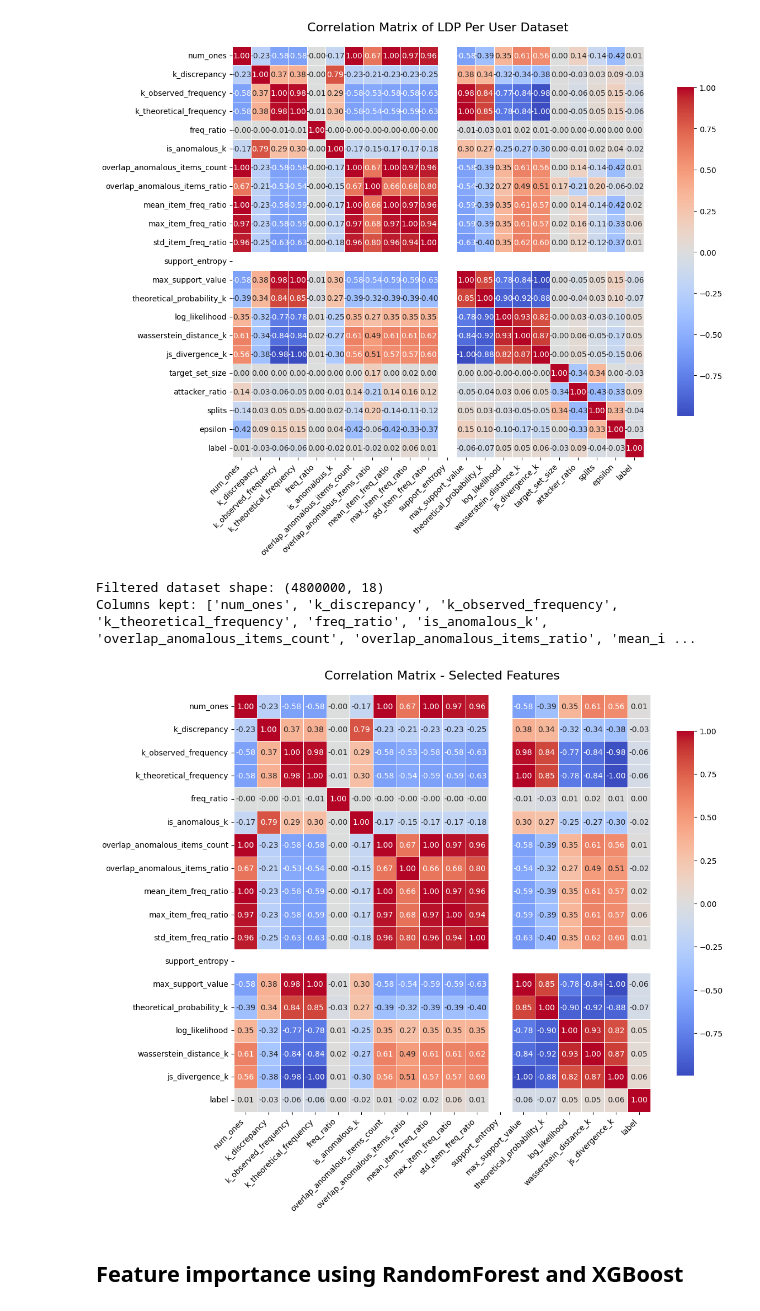
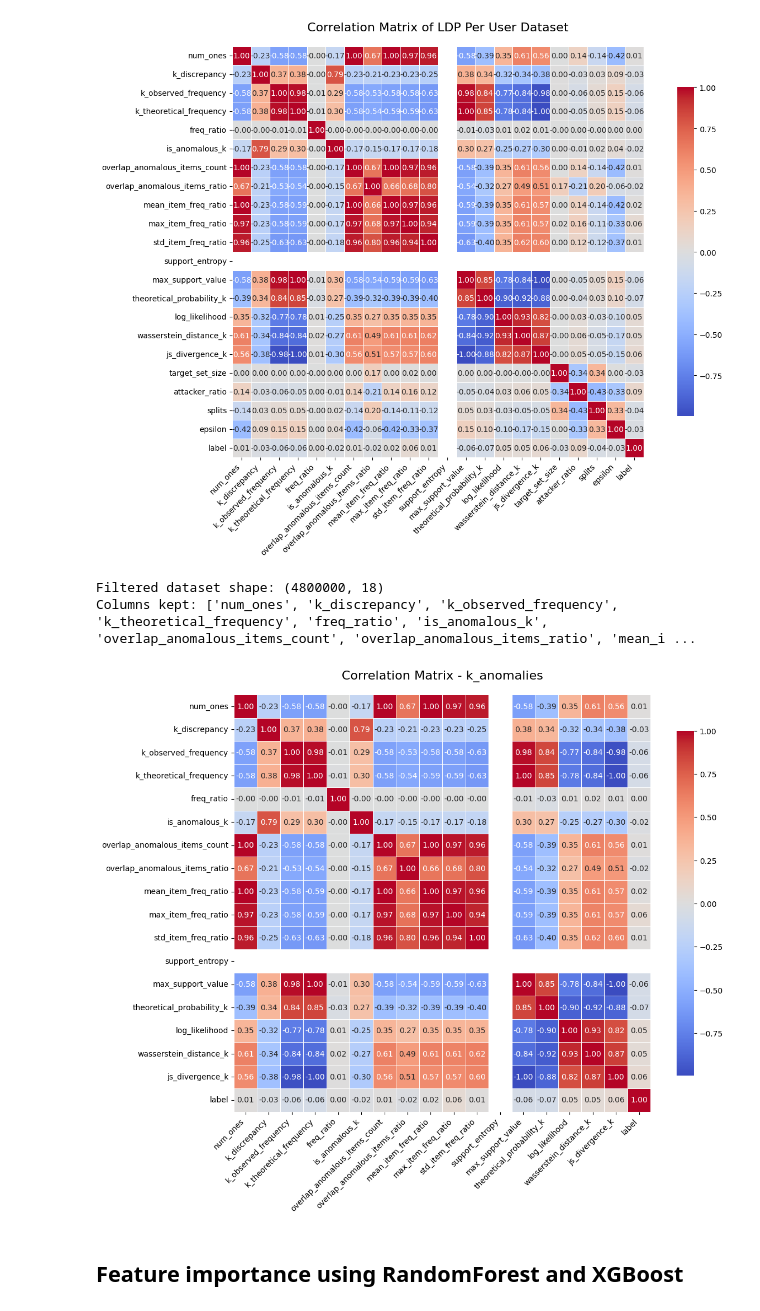
Before and after one commit to SampadSikder/DP-Protocols, a Jupyter notebook: UserLevelDatasetAnalysis.ipynb, the cells around one changed output. Cells and saved outputs as stored; diff of their text form; code cells hidden in the pictures.

```diff
--- a/UserLevelDatasetAnalysis.ipynb
+++ b/UserLevelDatasetAnalysis.ipynb
@@ -200,33 +200,33 @@ columns_to_keep = [
 # %%
 df_filtered = df[columns_to_keep]
 
 print(f"Filtered dataset shape: {df_filtered.shape}")
 print(f"Columns kept: {df_filtered.columns.tolist()}")
 
 # Calculate correlation matrix for filtered data
 correlation_matrix = df_filtered.corr()
 
 # Create heatmap
 plt.figure(figsize=(12, 10))
 
 sns.heatmap(correlation_matrix,
             annot=True,
             cmap='coolwarm',
             fmt=".2f",
             center=0,
             square=True,
             linewidths=0.5,
             cbar_kws={"shrink": 0.8})
 
-plt.title('Correlation Matrix - Selected Features', fontsize=16, pad=20)
+plt.title('Correlation Matrix - k_anomalies', fontsize=16, pad=20)
 plt.xticks(rotation=45, ha='right')
 plt.yticks(rotation=0)
 plt.tight_layout()
 plt.show()
 # %% [output]
 Filtered dataset shape: (4800000, 18)
 Columns kept: ['num_ones', 'k_discrepancy', 'k_observed_frequency', 'k_theoretical_frequency', 'freq_ratio', 'is_anomalous_k', 'overlap_anomalous_items_count', 'overlap_anomalous_items_ratio', 'mean_i ...
-[figure, old version]
+[figure, new version]
 # %% [markdown]
 ## Feature importance using RandomForest and XGBoost
 # %%
```
Also changed, not shown: parts of 41 cells of this notebook.
